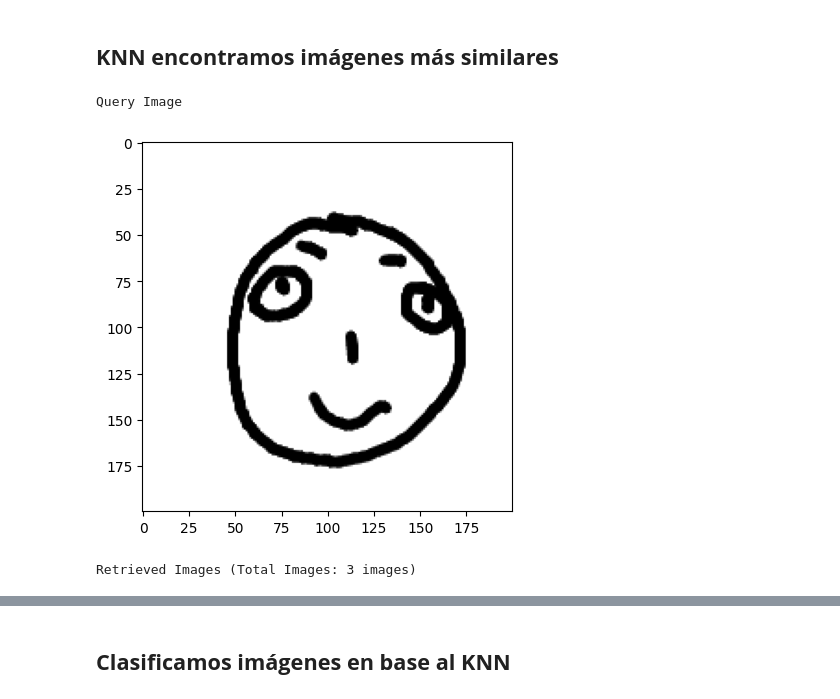
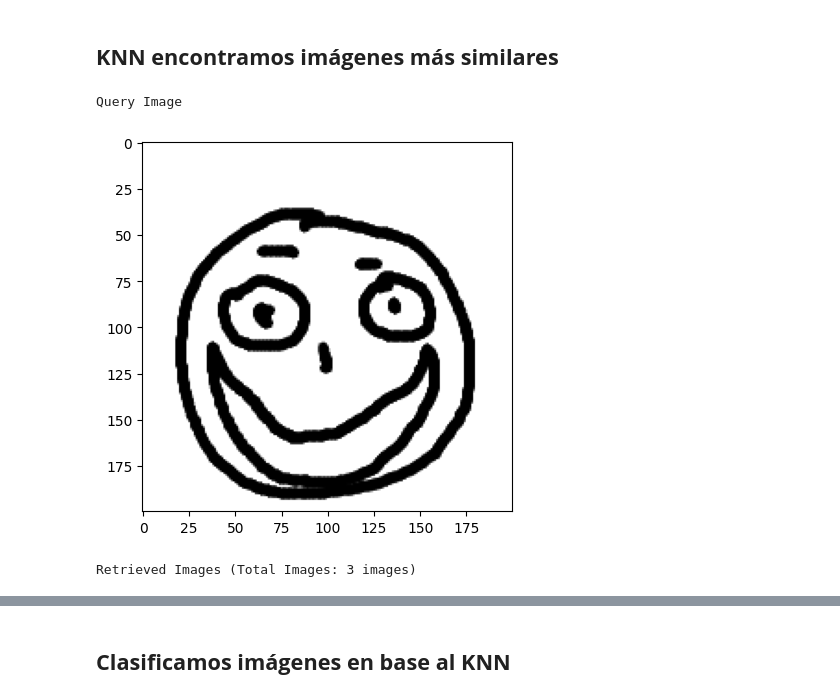
Before and after one commit to diego-taquiri/AutismSketchClassifier, a Jupyter notebook: notebooks/ResNet18_QuickDraw_knn_classification.ipynb, the cells around one changed output, grey strips where cells are left out. Saved outputs shown, nothing was run; the diff lists cells and outputs as text; code cells hidden in the pictures.

```diff
--- a/notebooks/ResNet18_QuickDraw_knn_classification.ipynb
+++ b/notebooks/ResNet18_QuickDraw_knn_classification.ipynb
@@ -255,21 +258,21 @@ def k_vecinos_más_cercanos(vectores_train, vectores_test, index, k):
     return [x[0] for x in vecinos[:k]]  # return the indices of the k closest neighbors
 # %%
 # Display the query image and its nearest neighbors
-idx = 1  # index of the test image we want to use as a query
+idx = 0  # index of the test image we want to use as a query
 k = 3  # number of neighbors to retrieve
 
 print("Query Image")
 query_img = PILImage.open(filenames_test[idx])
 plt.imshow(query_img, cmap='gray')
 plt.show()
 
 # Get indices of k nearest neighbors from the training set
 idxs = k_vecinos_más_cercanos(features_train, features_test, idx, k)
 
 print("Retrieved Images (Total Images: {} images)".format(k))
 # %% [output]
 Query Image
-[figure, old version]
+[figure, new version]
 Retrieved Images (Total Images: 3 images)
 # %%
 fig = plt.figure(figsize=(25, 9))
```
Also changed, not shown: parts of 12 cells of this notebook, 1 other file.
